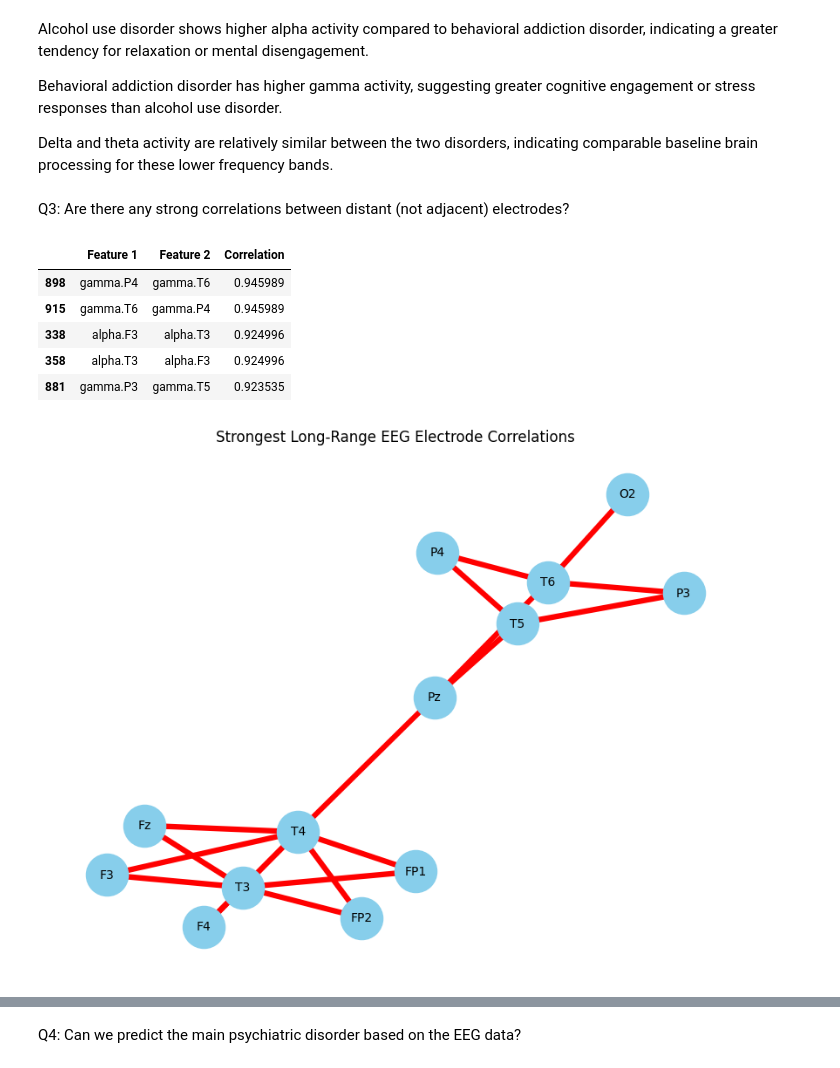
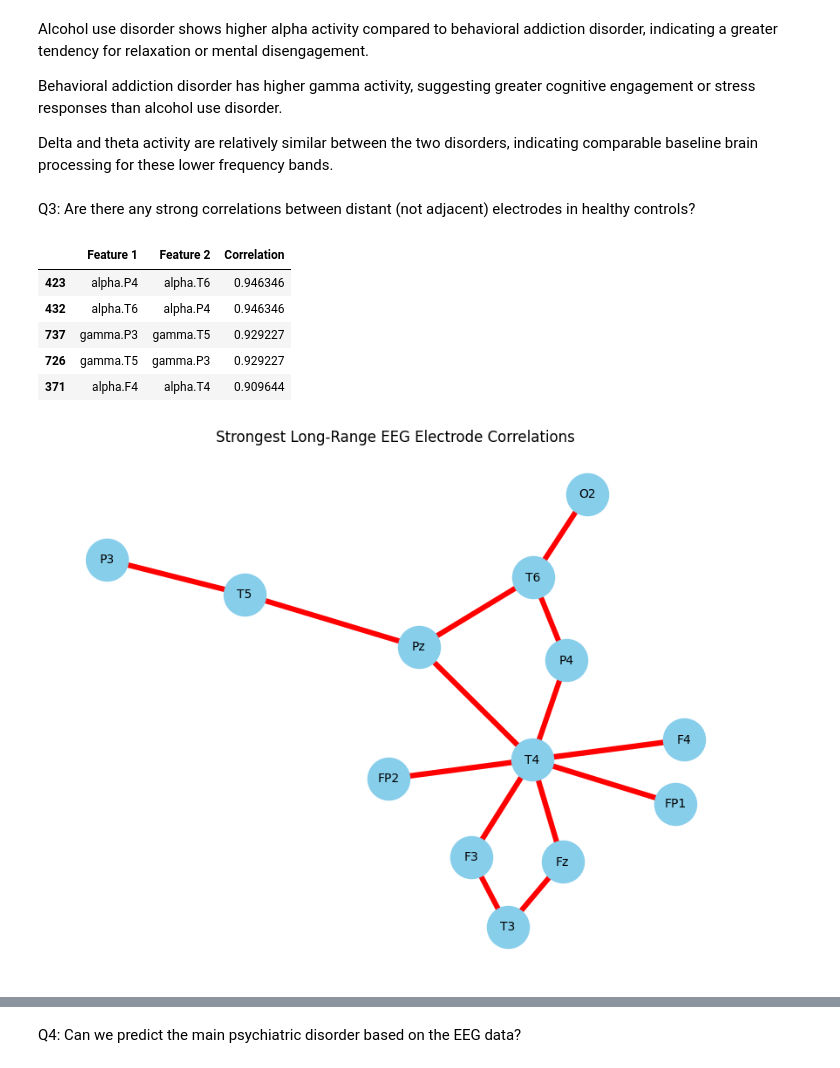
Before and after one commit to ohadgonen/python_final_project, a Jupyter notebook: main.ipynb, the cells around one changed output, grey strips where cells are left out. Saved outputs shown, nothing was run; the diff lists cells and outputs as text; code cells hidden in the pictures.

```diff
--- a/main.ipynb
+++ b/main.ipynb
@@ -272,31 +272,35 @@ Behavioral addiction disorder has higher gamma activity, suggesting greater cogn
 
 Delta and theta activity are relatively similar between the two disorders, indicating comparable baseline brain processing for these lower frequency bands.
 # %% [markdown]
-Q3: Are there any strong correlations between distant (not adjacent) electrodes?
+Q3: Are there any strong correlations between distant (not adjacent) electrodes in healthy controls?
 # %%
 # We defined distant electrodes as pairs of electrodes located in different brain regions that are anatomically and functionally separated.
 # Specifically, we consider electrodes distant if they belong to one of the following region pairs:
 # Frontal–Occipital, Frontal–Temporal, Central–Occipital, Temporal–Parietal, or Temporal–Occipital.
 # This ensures that only true long-range correlations are analyzed, excluding nearby or highly connected regions.
 
-# What are the strongest correlations between distant electrodes?
+# What are the strongest correlations between distant electrodes in healthy controls?
 from src.data_analysis import find_strong_long_range_correlations as find_strong_long_range_correlations
 
-# Run the function to find the top 45 strongest long-range correlations
-top_long_range_corr_df = find_strong_long_range_correlations(df, num_pairs=45, threshold=0.6)
+# Create a df that contains only healthy controls.
+disorder = "healthy control"
+hc_df = df[df['main.disorder'] == disorder]
 
-# Display the resulting DataFrame
+# Run the function to find the top 45 strongest long-range correlations.
+top_long_range_corr_df = find_strong_long_range_correlations(hc_df, num_pairs=45, threshold=0.6)
+
+# Display the resulting DataFrame.
 top_long_range_corr_df.head()
 # %% [output]
 |  | Feature 1 | Feature 2 | Correlation |
-| 898 | gamma.P4 | gamma.T6 | 0.945989 |
-| 915 | gamma.T6 | gamma.P4 | 0.945989 |
-| 338 | alpha.F3 | alpha.T3 | 0.924996 |
-| 358 | alpha.T3 | alpha.F3 | 0.924996 |
-| 881 | gamma.P3 | gamma.T5 | 0.923535 |
+| 423 | alpha.P4 | alpha.T6 | 0.946346 |
+| 432 | alpha.T6 | alpha.P4 | 0.946346 |
+| 737 | gamma.P3 | gamma.T5 | 0.929227 |
+| 726 | gamma.T5 | gamma.P3 | 0.929227 |
+| 371 | alpha.F4 | alpha.T4 | 0.909644 |
 # %%
 # Visualize the long-range correlations.
 from src.data_visualization import visualize_long_range_correlations as visualize_long_range_correlations
 visualize_long_range_correlations(top_long_range_corr_df)
 # %% [output]
-[figure, old version]
+[figure, new version]
```
Also changed, not shown: parts of 8 cells of this notebook, 4 other files.
